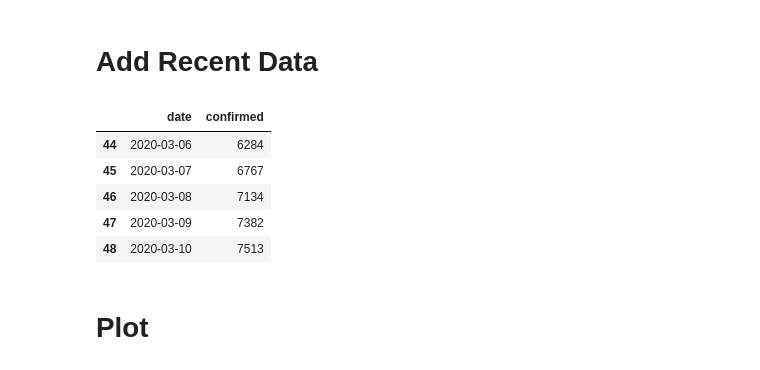
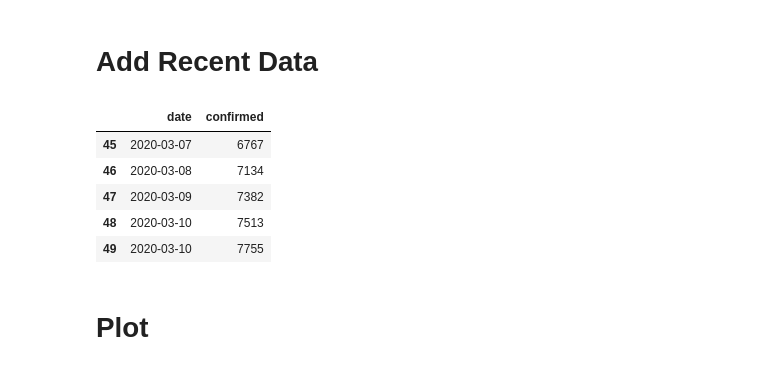
Before and after one commit to johnseo1026/TIL-H, a Jupyter notebook: 코로나예측모델.ipynb, the cells around one changed output. Drawn from its saved outputs; the diff is of its cells as text; code cells hidden in the pictures.

```diff
--- a/코로나예측모델.ipynb
+++ b/코로나예측모델.ipynb
@@ -58,33 +58,34 @@ df_korea.head()
 # %%
 df_korea = df_korea.append([
     {'date': pd.to_datetime('2020-02-22'), 'confirmed': 433},
     {'date': pd.to_datetime('2020-02-23'), 'confirmed': 602},
     {'date': pd.to_datetime('2020-02-24'), 'confirmed': 833},
     {'date': pd.to_datetime('2020-02-25'), 'confirmed': 977},
     {'date': pd.to_datetime('2020-02-26'), 'confirmed': 1261},
     {'date': pd.to_datetime('2020-02-27'), 'confirmed': 1766},
     {'date': pd.to_datetime('2020-02-28'), 'confirmed': 2337},
     {'date': pd.to_datetime('2020-02-29'), 'confirmed': 3150},
     {'date': pd.to_datetime('2020-03-01'), 'confirmed': 3736},
     {'date': pd.to_datetime('2020-03-02'), 'confirmed': 4212},
     {'date': pd.to_datetime('2020-03-03'), 'confirmed': 4812},
     {'date': pd.to_datetime('2020-03-04'), 'confirmed': 5328},
     {'date': pd.to_datetime('2020-03-05'), 'confirmed': 5766},
     {'date': pd.to_datetime('2020-03-06'), 'confirmed': 6284},
     {'date': pd.to_datetime('2020-03-07'), 'confirmed': 6767},
     {'date': pd.to_datetime('2020-03-08'), 'confirmed': 7134},
     {'date': pd.to_datetime('2020-03-09'), 'confirmed': 7382},
     {'date': pd.to_datetime('2020-03-10'), 'confirmed': 7513},
+    {'date': pd.to_datetime('2020-03-10'), 'confirmed': 7755},
 ],  ignore_index=True)
 
 df_korea.tail()
 # %% [output]
 |  | date | confirmed |
-| 44 | 2020-03-06 | 6284 |
 | 45 | 2020-03-07 | 6767 |
 | 46 | 2020-03-08 | 7134 |
 | 47 | 2020-03-09 | 7382 |
 | 48 | 2020-03-10 | 7513 |
+| 49 | 2020-03-10 | 7755 |
 # %% [markdown]
 # Plot
 # %%
```
Also changed, not shown: parts of 4 cells of this notebook, 1 other file.
